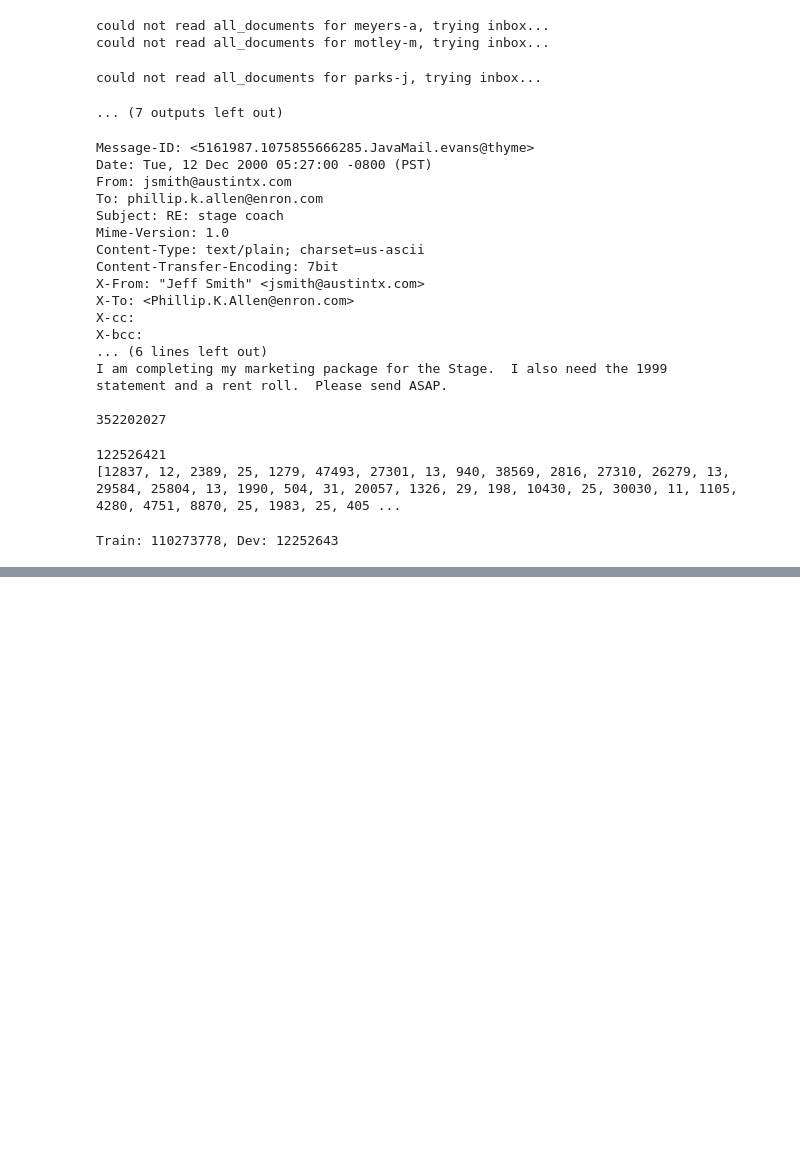
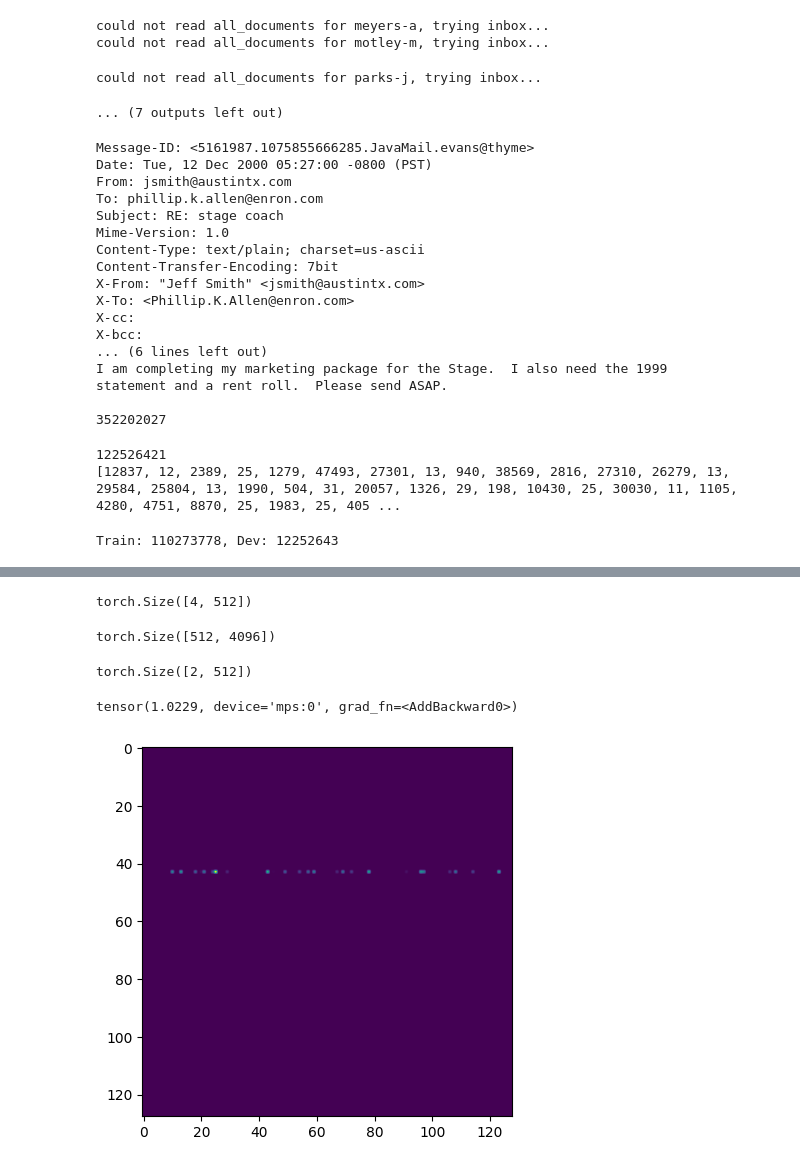
Before and after one commit to jnward/monosemanticity-repro, a Jupyter notebook: transformer.ipynb, the cells around one changed output, grey strips where cells are left out. Saved outputs shown, nothing was run; the diff lists cells and outputs as text; code cells hidden in the pictures; blank space fills up the shorter version.

Commit message:
autoencoder architecture

```diff
--- a/transformer.ipynb
+++ b/transformer.ipynb
@@ -339,0 +440,36 @@ purposes, and all rules, etc., upstream
+# %%
+autoencoder(torch.randn(4, 512).to(device))[0].shape
+# %% [output]
+torch.Size([4, 512])
+# %%
+autoencoder.decoder.weight.shape
+# %% [output]
+torch.Size([512, 4096])
+# %%
+(torch.randn(2, 4096).to(device) @ autoencoder.encoder.weight).shape
+# %% [output]
+torch.Size([2, 512])
+# %%
+autoencoder = SparseAutoencoder(4096).to(device)
+optimizer = torch.optim.Adam(autoencoder.parameters(), lr=1e-3)
+# %%
+train_steps = 1000
+
+optimizer.lr = 1e-3
+
+for _ in tqdm(range(train_steps)):
+    x = torch.randn((128, 512)).to(device)
+    optimizer.zero_grad()
+    outputs, loss = autoencoder(x, compute_loss=True)
+    loss.backward()
+    optimizer.step()
+    # autoencoder.normalize_decoder_weights()
+print(loss)
+# %% [output]
+tensor(1.0229, device='mps:0', grad_fn=<AddBackward0>)
+# %%
+with torch.no_grad():
+    out = autoencoder.encode(x).cpu()[:,:128]
+    plt.imshow(out/(out.max() + 1e-5))
+# %% [output]
+[figure, added]
```
Also changed, not shown: parts of 22 cells of this notebook.
